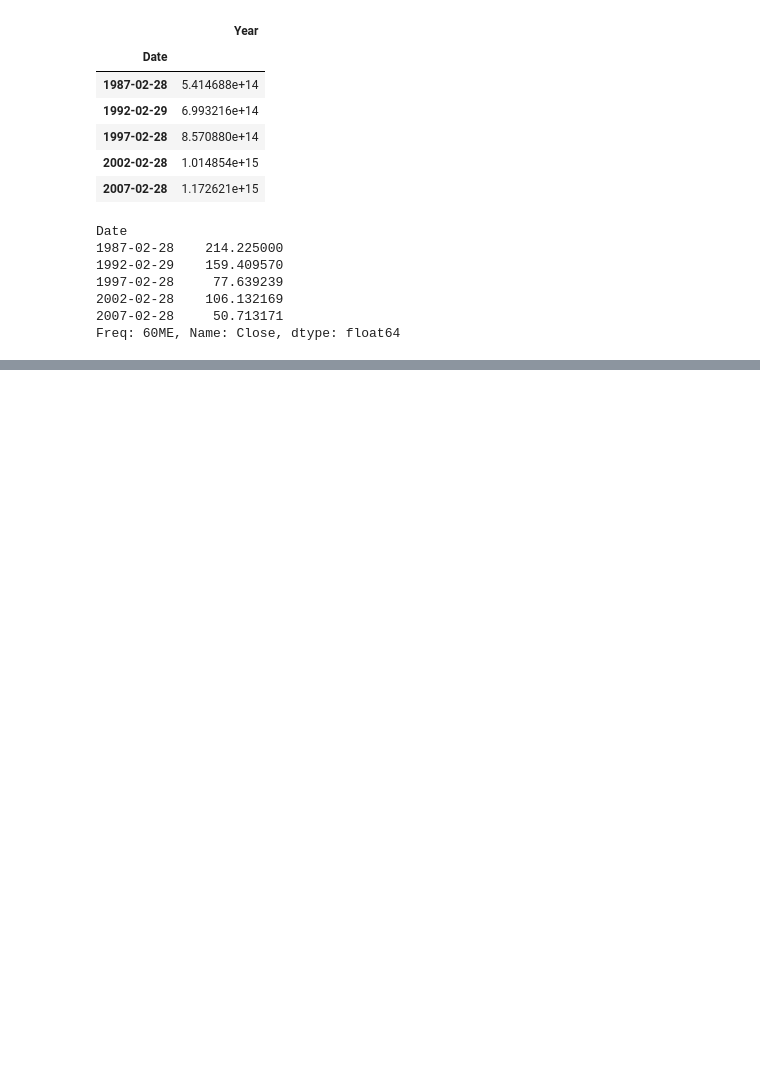
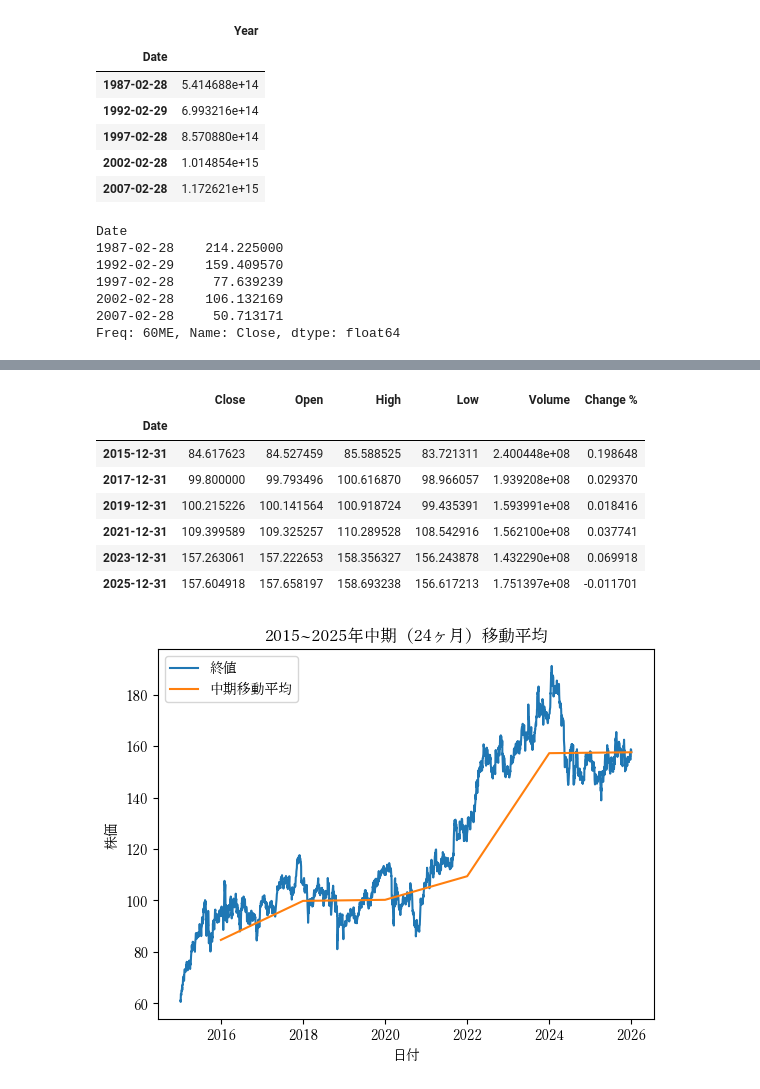
Before and after one commit to lktoby/stock_price, a Jupyter notebook: stock_price.ipynb, the cells around one changed output, grey strips where cells are left out. Cells and saved outputs as stored; diff of their text form; code cells hidden in the pictures; blank space fills up the shorter version.

```diff
--- a/stock_price.ipynb
+++ b/stock_price.ipynb
@@ -566,0 +609,20 @@ plt.show()
+# %%
+df_10yrmid = df_10yr.resample("2YE").mean()
+display(df_10yrmid.head(10))
+plt.plot(df_10yr.index, df_10yr["Close"], label="終値")
+plt.plot(df_10yrmid.index, df_10yrmid["Close"], label="中期移動平均")
+plt.title("2015~2025年中期（24ヶ月）移動平均")
+plt.xlabel("日付")
+plt.ylabel("株価")
+plt.legend()
+plt.show()
+# %% [output]
+|  | Close | Open | High | Low | Volume | Change % |
+| Date |  |  |  |  |  |  |
+| 2015-12-31 | 84.617623 | 84.527459 | 85.588525 | 83.721311 | 2.400448e+08 | 0.198648 |
+| 2017-12-31 | 99.800000 | 99.793496 | 100.616870 | 98.966057 | 1.939208e+08 | 0.029370 |
+| 2019-12-31 | 100.215226 | 100.141564 | 100.918724 | 99.435391 | 1.593991e+08 | 0.018416 |
+| 2021-12-31 | 109.399589 | 109.325257 | 110.289528 | 108.542916 | 1.562100e+08 | 0.037741 |
+| 2023-12-31 | 157.263061 | 157.222653 | 158.356327 | 156.243878 | 1.432290e+08 | 0.069918 |
+| 2025-12-31 | 157.604918 | 157.658197 | 158.693238 | 156.617213 | 1.751397e+08 | -0.011701 |
+[figure, added]
```
Also changed, not shown: parts of 51 cells of this notebook, 2 other files.
